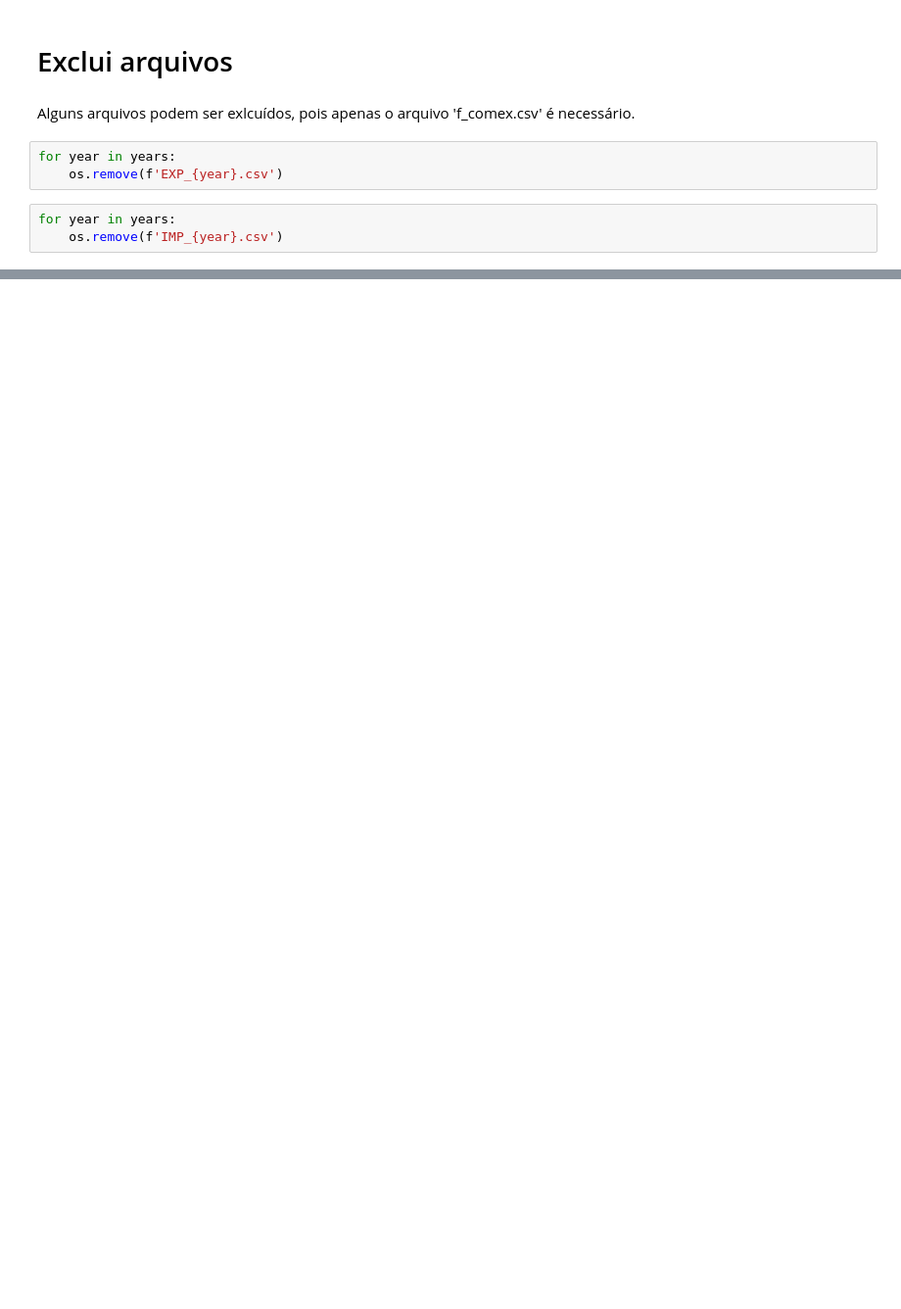
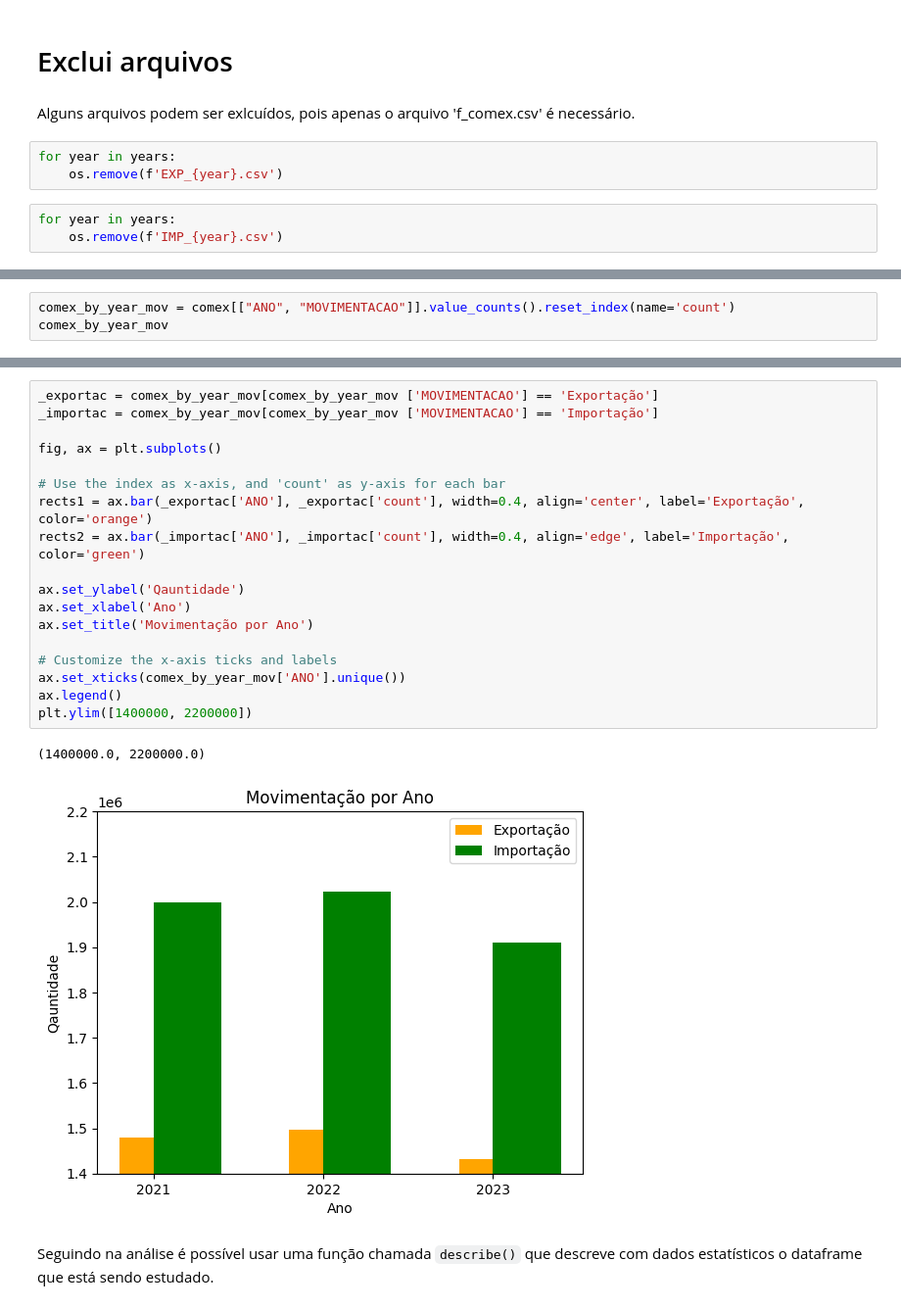
Before and after one commit to MiqSA/app-data-visualization, a Jupyter notebook: data-science/Explore_Data.ipynb, the cells around one changed output, grey strips where cells are left out. Shown: that part at 98% size. Saved outputs shown, nothing was run; the diff lists cells and outputs as text; blank space fills up the shorter version.

```diff
--- a/data-science/Explore_Data.ipynb
+++ b/data-science/Explore_Data.ipynb
@@ -202,0 +263,3 @@ for year in years:
+# %%
+comex_by_year_mov = comex[["ANO", "MOVIMENTACAO"]].value_counts().reset_index(name='count')
+comex_by_year_mov
@@ -202,0 +274,23 @@ for year in years:
+# %%
+_exportac = comex_by_year_mov[comex_by_year_mov ['MOVIMENTACAO'] == 'Exportação']
+_importac = comex_by_year_mov[comex_by_year_mov ['MOVIMENTACAO'] == 'Importação']
+
+fig, ax = plt.subplots()
+
+# Use the index as x-axis, and 'count' as y-axis for each bar
+rects1 = ax.bar(_exportac['ANO'], _exportac['count'], width=0.4, align='center', label='Exportação', color='orange')
+rects2 = ax.bar(_importac['ANO'], _importac['count'], width=0.4, align='edge', label='Importação', color='green')
+
+ax.set_ylabel('Qauntidade')
+ax.set_xlabel('Ano')
+ax.set_title('Movimentação por Ano')
+
+# Customize the x-axis ticks and labels
+ax.set_xticks(comex_by_year_mov['ANO'].unique())
+ax.legend()
+plt.ylim([1400000, 2200000])
+# %% [output]
+(1400000.0, 2200000.0)
+[figure, added]
+# %% [markdown]
+Seguindo na análise é possível usar uma função chamada `describe()` que descreve com dados estatísticos o dataframe que está sendo estudado.
```
Also changed, not shown: parts of 40 cells of this notebook, 4 other files.
